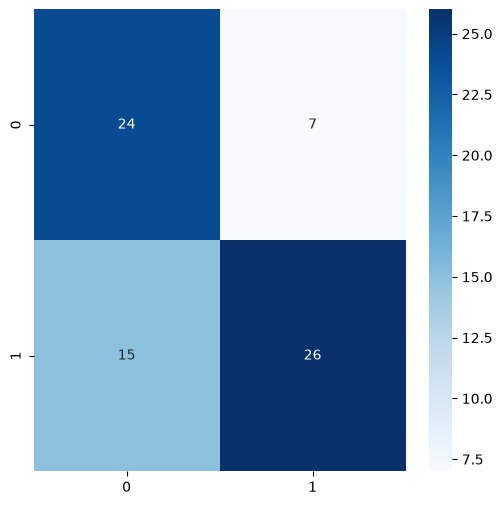
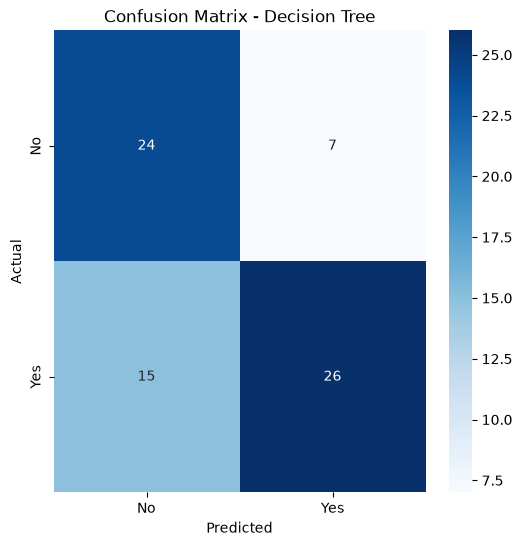
Code edit (unified diff) that turned the first committed figure into the second:
--- before
+++ after
@@ -1,6 +1,13 @@
 #Valutazione dei modelli per il target Dropout_Risk
+#stampare label associate alle classi predette e reali
+#1 è associato a "No" e 0 a "Yes"
+label=["No", "Yes"]
 print("Valutazione del modello Decision Tree per il Dropout:")
 plt.figure(figsize=(6, 6))
-sns.heatmap(confusion_matrix(y_test_dropout, y_pred_dropout_clf), annot=True, fmt='d', cmap='Blues')
+sns.heatmap(confusion_matrix(y_test_dropout, y_pred_dropout_clf), xticklabels=label, yticklabels=label, annot=True, fmt='d', cmap='Blues')
+plt.title("Confusion Matrix - Decision Tree")
+plt.xlabel("Predicted")
+plt.ylabel("Actual")
+
 plt.show()
 print("Accuracy Score for Decision Tree:")    #accuracy intorno al 70% per il dropout, considerato che la distribuzione della colonna target è equamente bilanciata, il risultato è soddisfacente
@@ -10,5 +17,8 @@
 print("Valutazione del modello SVC per il Dropout:")
 plt.figure(figsize=(6, 6))
-sns.heatmap(confusion_matrix(y_test_dropout, y_pred_dropout_svc), annot=True, fmt='d', cmap='Blues')
+sns.heatmap(confusion_matrix(y_test_dropout, y_pred_dropout_svc), xticklabels=label, yticklabels=label, annot=True, fmt='d', cmap='Blues')
+plt.title("Confusion Matrix - SVC")
+plt.xlabel("Predicted")
+plt.ylabel("Actual")
 plt.show()
 print("Accuracy Score for SVC:")
@@ -17,5 +27,8 @@
 print("Valutazione del modello Logistic Regression per il Dropout:")
 plt.figure(figsize=(6, 6))
-sns.heatmap(confusion_matrix(y_test_dropout, y_pred_dropout_logreg), annot=True, fmt='d', cmap='Blues')
+sns.heatmap(confusion_matrix(y_test_dropout, y_pred_dropout_logreg), xticklabels=label, yticklabels=label, annot=True, fmt='d', cmap='Blues')
+plt.title("Confusion Matrix - Logistic Regression")
+plt.xlabel("Predicted")
+plt.ylabel("Actual")
 plt.show()
 print("Accuracy Score for Logistic Regression:")

Commit: Add files via upload